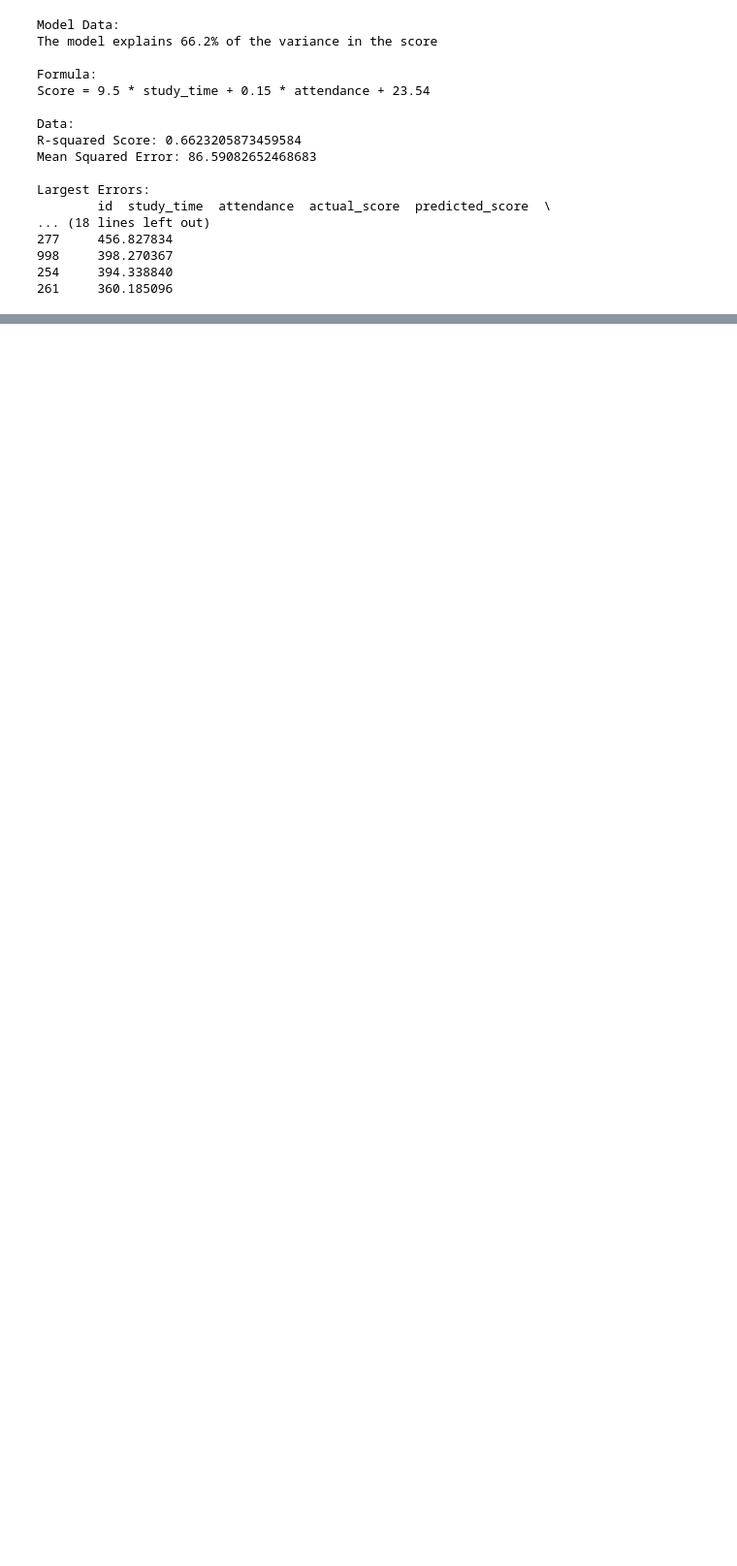
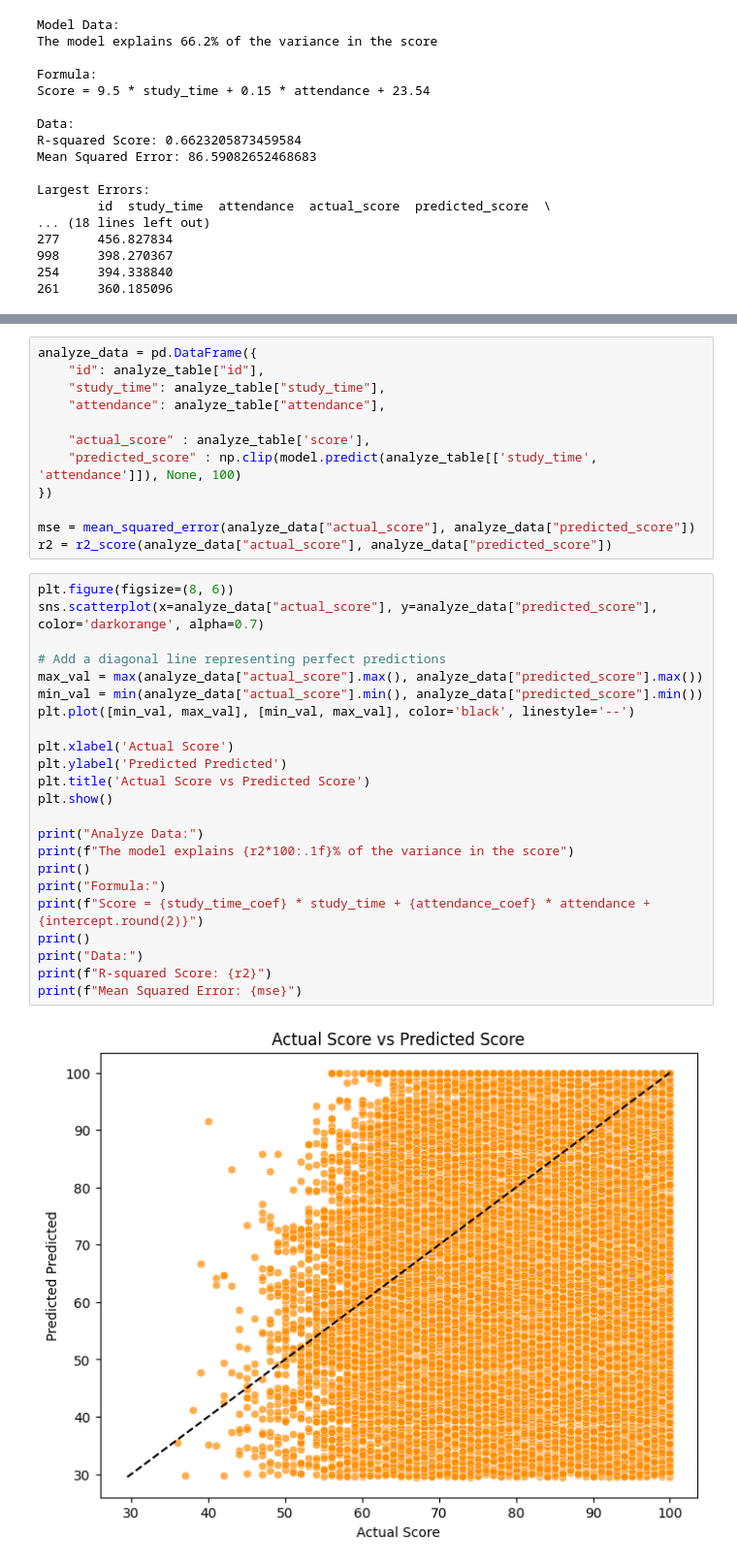
Before and after one commit to Kristiyan24/SoftUni-Students-Performance-Retake, a Jupyter notebook: report/report.ipynb, the cells around one changed output, grey strips where cells are left out. Shown at 97% size. Saved outputs shown, nothing was run; the diff lists cells and outputs as text; blank space fills up the shorter version.

Commit message:
Add Study Habits Analyze

```diff
--- a/report/report.ipynb
+++ b/report/report.ipynb
@@ -176,0 +179,37 @@ Largest Errors:
+# %%
+analyze_data = pd.DataFrame({
+    "id": analyze_table["id"],
+    "study_time": analyze_table["study_time"],
+    "attendance": analyze_table["attendance"],
+
+    "actual_score" : analyze_table['score'],
+    "predicted_score" : np.clip(model.predict(analyze_table[['study_time', 'attendance']]), None, 100)
+})
+
+mse = mean_squared_error(analyze_data["actual_score"], analyze_data["predicted_score"])
+r2 = r2_score(analyze_data["actual_score"], analyze_data["predicted_score"])
+# %%
+plt.figure(figsize=(8, 6))
+sns.scatterplot(x=analyze_data["actual_score"], y=analyze_data["predicted_score"], color='darkorange', alpha=0.7)
+
+# Add a diagonal line representing perfect predictions
+max_val = max(analyze_data["actual_score"].max(), analyze_data["predicted_score"].max())
+min_val = min(analyze_data["actual_score"].min(), analyze_data["predicted_score"].min())
+plt.plot([min_val, max_val], [min_val, max_val], color='black', linestyle='--')
+
+plt.xlabel('Actual Score')
+plt.ylabel('Predicted Predicted')
+plt.title('Actual Score vs Predicted Score')
+plt.show()
+
+print("Analyze Data:")
+print(f"The model explains {r2*100:.1f}% of the variance in the score")
+print()
+print("Formula:")
+print(f"Score = {study_time_coef} * study_time + {attendance_coef} * attendance + {intercept.round(2)}")
+print()
+print("Data:")
+print(f"R-squared Score: {r2}")
+print(f"Mean Squared Error: {mse}")
+# %% [output]
+[figure, added]
```
Also changed, not shown: parts of 2 cells of this notebook.
